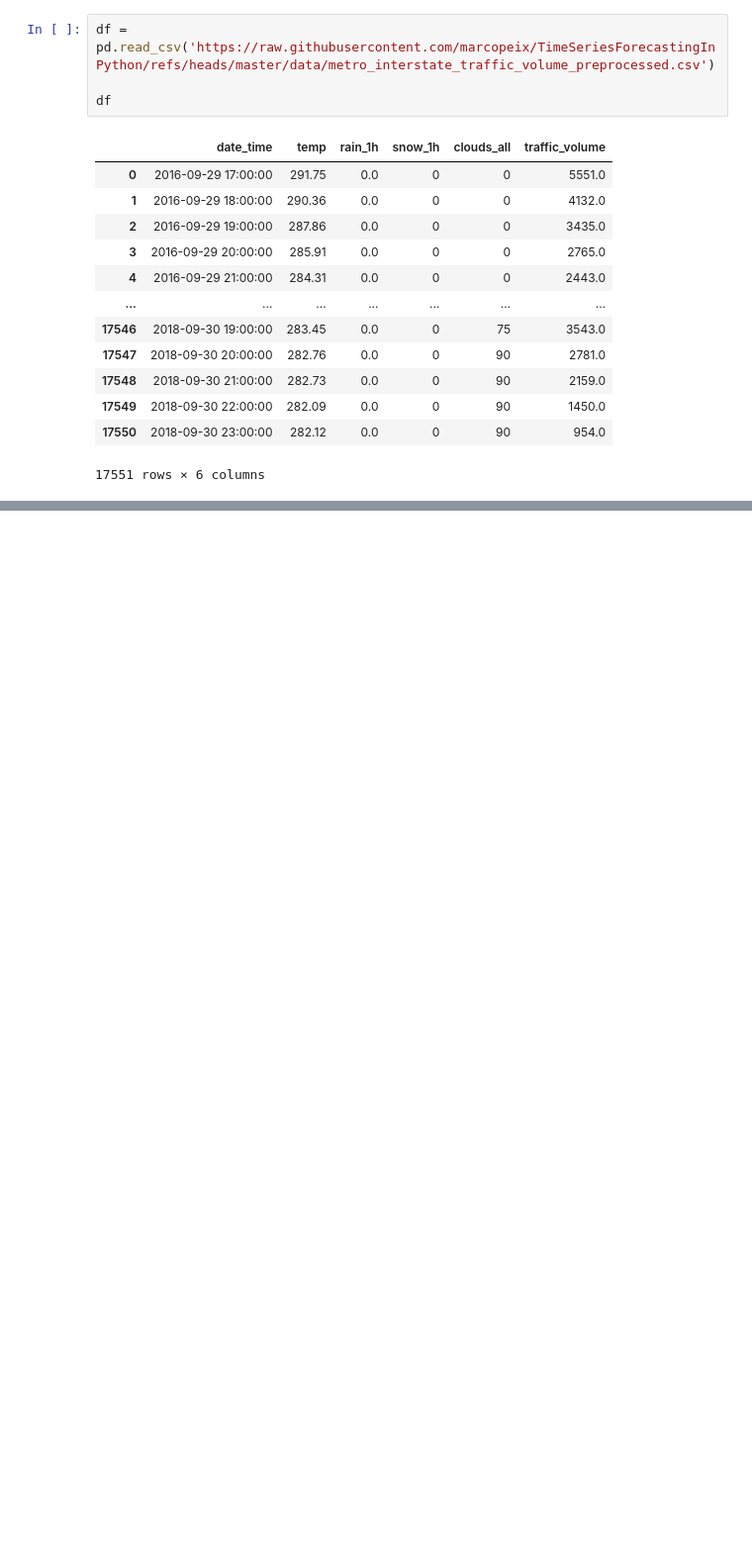
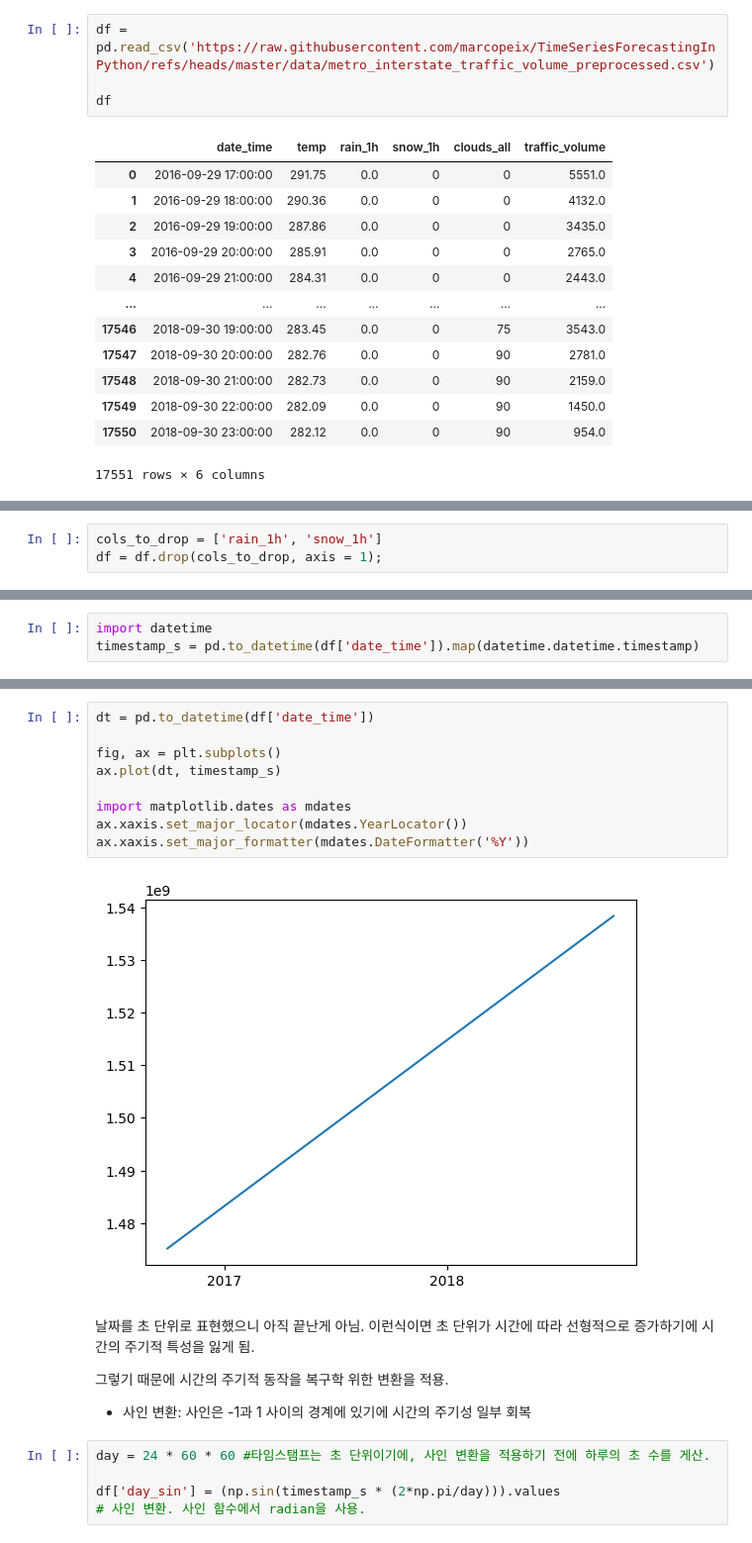
Before and after one commit to mskcho00/TimeSeries-Self-Practice, a Jupyter notebook: 12_Deep Learning in TS.ipynb, the cells around one changed output, grey strips where cells are left out. Shown at 99% size. Cells and saved outputs as stored; diff of their text form; blank space fills up the shorter version.

```diff
--- a/12_Deep Learning in TS.ipynb
+++ b/12_Deep Learning in TS.ipynb
@@ -89,0 +151,3 @@ plt.tight_layout()
+# %%
+cols_to_drop = ['rain_1h', 'snow_1h']
+df = df.drop(cols_to_drop, axis = 1);
@@ -89,0 +158,3 @@ plt.tight_layout()
+# %%
+import datetime
+timestamp_s = pd.to_datetime(df['date_time']).map(datetime.datetime.timestamp)
@@ -89,0 +176,21 @@ plt.tight_layout()
+# %%
+dt = pd.to_datetime(df['date_time'])
+
+fig, ax = plt.subplots()
+ax.plot(dt, timestamp_s)
+
+import matplotlib.dates as mdates
+ax.xaxis.set_major_locator(mdates.YearLocator())
+ax.xaxis.set_major_formatter(mdates.DateFormatter('%Y'))
+# %% [output]
+[figure, added]
+# %% [markdown]
+날짜를 초 단위로 표현했으니 아직 끝난게 아님. 이런식이면 초 단위가 시간에 따라 선형적으로 증가하기에 시간의 주기적 특성을 잃게 됨.
+
+그렇기 때문에 시간의 주기적 동작을 복구학 위한 변환을 적용.
+- 사인 변환: 사인은 -1과 1 사이의 경계에 있기에 시간의 주기성 일부 회복
+# %%
+day = 24 * 60 * 60 #타임스탬프는 초 단위이기에, 사인 변환을 적용하기 전에 하루의 초 수를 게산.
+
+df['day_sin'] = (np.sin(timestamp_s * (2*np.pi/day))).values
+# 사인 변환. 사인 함수에서 radian을 사용.
```
Also changed, not shown: parts of 23 cells of this notebook, 3 other files.
